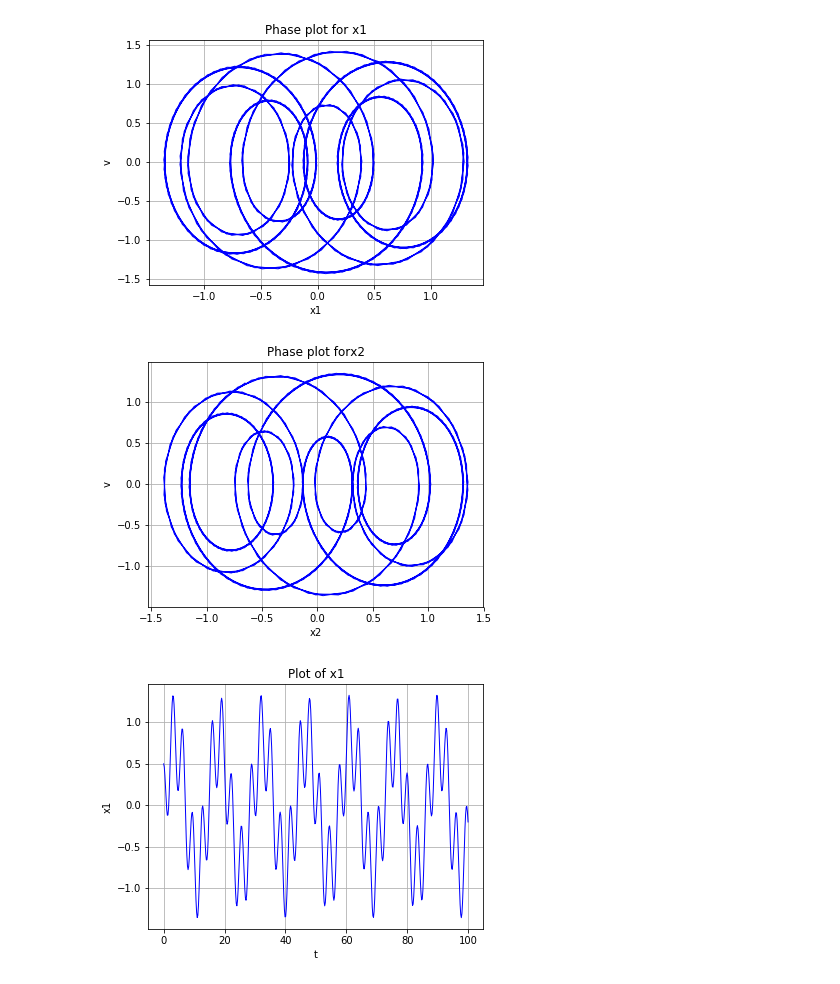
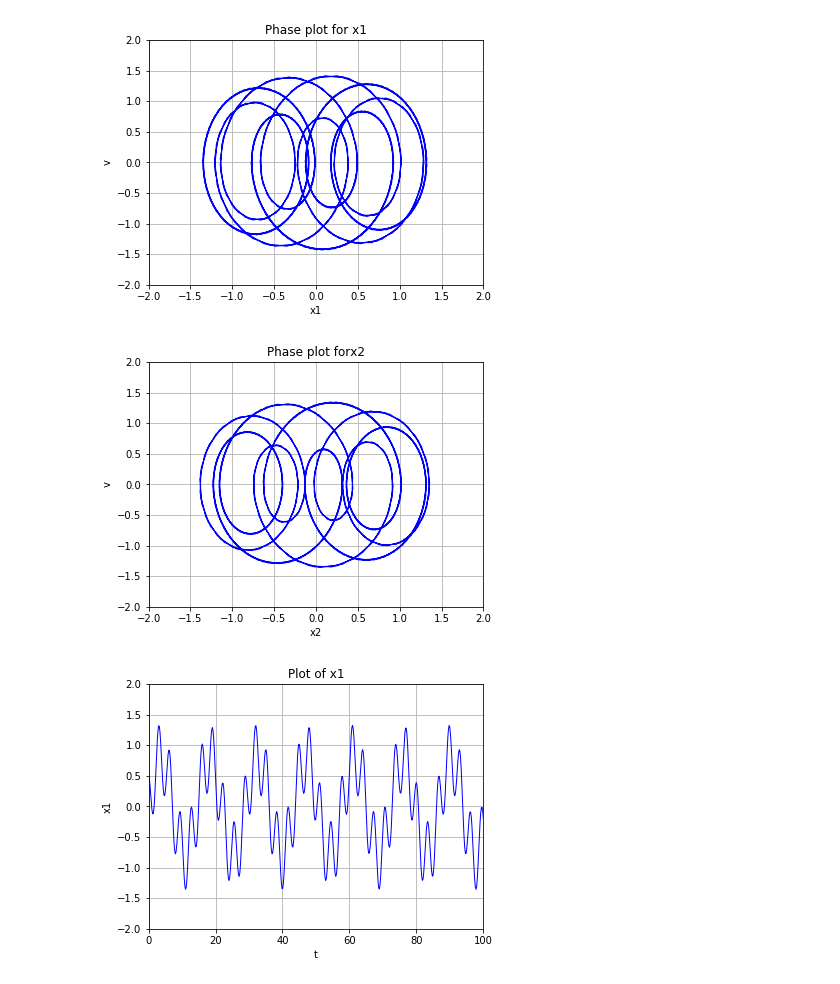
Before and after one commit to michellecontreras24/computacional1, a Jupyter notebook: Actividad6/2.3/Actividad6_2.3.ipynb, the cells around one changed output. Drawn from its saved outputs; the diff is of its cells as text; code cells hidden in the pictures.

```diff
--- a/Actividad6/2.3/Actividad6_2.3.ipynb
+++ b/Actividad6/2.3/Actividad6_2.3.ipynb
@@ -70,31 +70,36 @@ with open('ej2_3.dat', 'w') as f:
 # %%
 # Plot the solution that was generated
 
+import matplotlib.pyplot as plt
 from numpy import loadtxt
 from pylab import figure, plot, xlabel, grid, hold, legend, title, savefig, ylabel
 from matplotlib.font_manager import FontProperties
 % matplotlib inline
 
 t, x1, y1, x2, y2 = loadtxt('ej2_3.dat', unpack=True)
 
 figure(1, figsize=(6, 4.5))
 
 xlabel('x1')
 ylabel('v')
 grid(True)
 #hold(True)
 lw = 1
+plt.ylim(-2,2)
+plt.xlim (-2,2)
+
 
 plot(x1,y1, 'b', linewidth=lw)
 
 #legend((r'$x_1$', r'$x_2$'), prop=FontProperties(size=16))
 title('Phase plot for x1')
 savefig('ej2_3.1.png', dpi=100)
 # %% [output]
-[figure, old version]
+[figure, new version]
 # %%
 # Plot the solution that was generated
 
+import matplotlib.pyplot as plt
 from numpy import loadtxt
 from pylab import figure, plot, xlabel, grid, hold, legend, title, savefig, ylabel
 from matplotlib.font_manager import FontProperties
@@ -109,6 +114,8 @@ ylabel('v')
 grid(True)
 #hold(True)
 lw = 1
+plt.ylim(-2,2)
+plt.xlim (-2,2)
 
 plot(x2,y2, 'b', linewidth=lw)
 
@@ -116,10 +123,11 @@ plot(x2,y2, 'b', linewidth=lw)
 title('Phase plot forx2')
 savefig('ej2_3.2.png', dpi=100)
 # %% [output]
-[figure, old version]
+[figure, new version]
 # %%
 # Plot the solution that was generated
 
+import matplotlib.pyplot as plt
 from numpy import loadtxt
 from pylab import figure, plot, xlabel, grid, hold, legend, title, savefig, ylabel
 from matplotlib.font_manager import FontProperties
@@ -134,6 +142,8 @@ ylabel('x1')
 grid(True)
 #hold(True)
 lw = 1
+plt.ylim(-2,2)
+plt.xlim (0,100)
 
 plot(t,x1, 'b', linewidth=lw)
 
@@ -141,7 +151,7 @@ plot(t,x1, 'b', linewidth=lw)
 title('Plot of x1')
 savefig('ej2_3.3.png', dpi=100)
 # %% [output]
-[figure, old version]
+[figure, new version]
 # %%
 # Plot the solution that was generated
 
```
Also changed, not shown: parts of 4 cells of this notebook, 47 other files.
